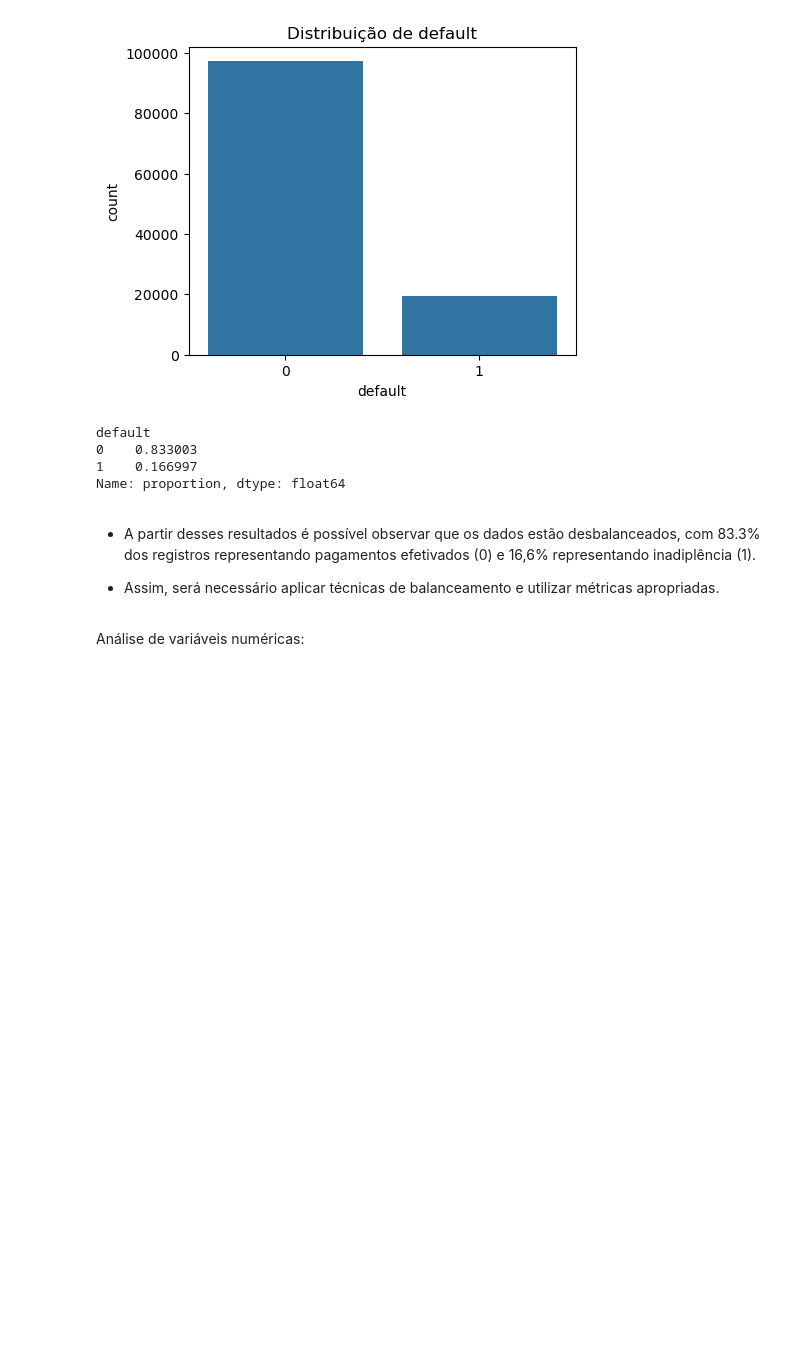
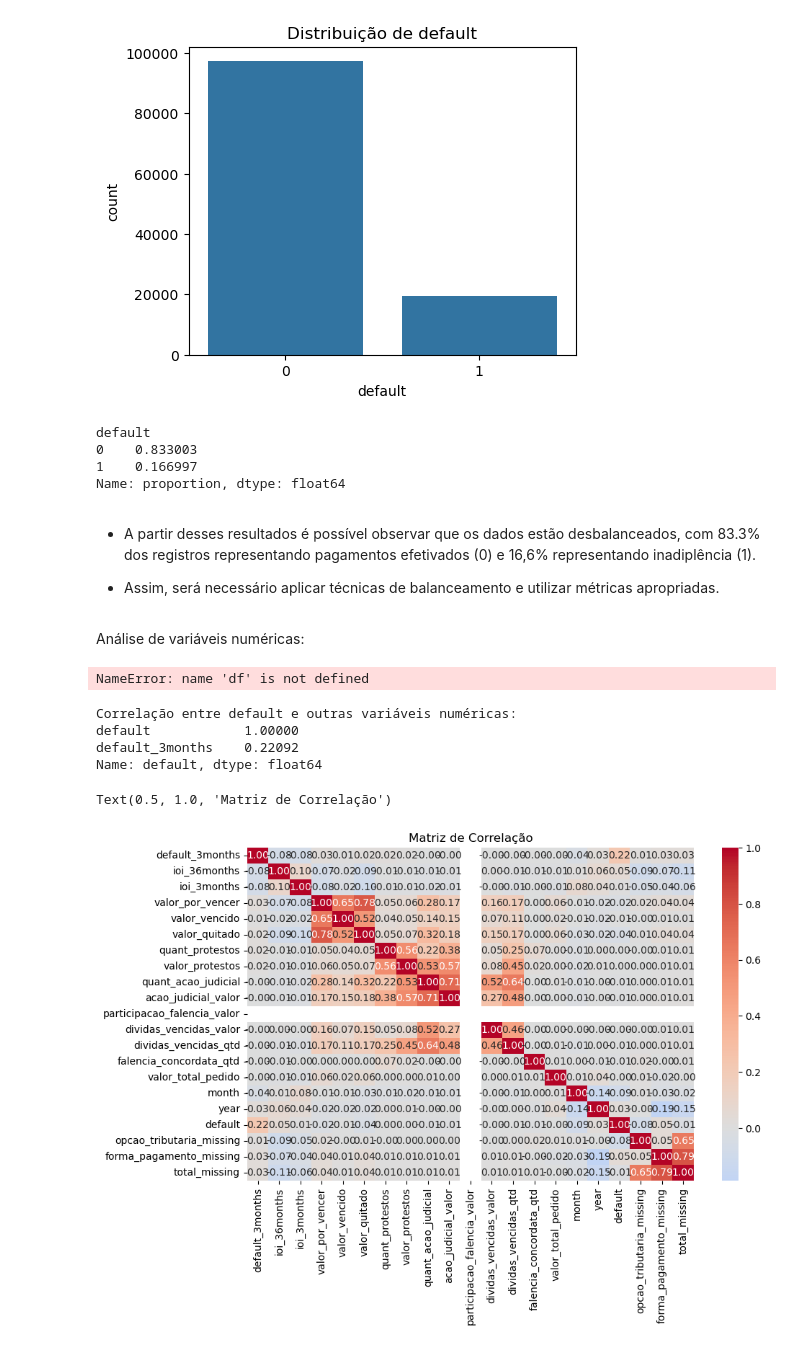
Before and after one commit to MaiaraMoro/X-health, a Jupyter notebook: notebooks/01_analise_exploratoria.ipynb, the cells around one changed output. Cells and saved outputs as stored; diff of their text form; code cells hidden in the pictures; blank space fills up the shorter version.

```diff
--- a/notebooks/01_analise_exploratoria.ipynb
+++ b/notebooks/01_analise_exploratoria.ipynb
@@ -199,0 +217,9 @@ Name: valor_quitado, dtype: float64
+# %%
+# colunas que vão virar inteiras (e não precisam arredondar)
+cols_para_int = ["default_3months", "quant_protestos", "quant_acao_judicial", "dividas_vencidas_qtd", "falencia_concordata_qtd", "month", "year"]
+
+df[cols_para_int] = df[cols_para_int].astype(int)
+
+# Transformando em inteiro e arredondando
+df['ioi_3months'] = df['ioi_3months'].round().astype(int)
+df['ioi_36months'] = df['ioi_36months'].round().astype(int)
@@ -200,3 +311,6 @@ Name: valor_quitado, dtype: float64
+# %%
+# removendo registros com valor_total_pedido negativo
+df = df[df['valor_total_pedido'] >= 0].copy()
 # %% [markdown]
 *  Verificando a frequência de cada categoria das variáveis categóricas `tipo_sociedade`, `opcao_tributaria`, `atividade_principal` e `forma_pagamento`.
 # %%
@@ -550,0 +656,28 @@ colunas_numericas = [
+# %%
+numericas = df.select_dtypes(include='number').columns  # Seleciona colunas numéricas
+print(numericas)
+# %% [output]
+NameError: name 'df' is not defined
+# %%
+numeric_df = df.select_dtypes(include=['number'])
+
+correlation_matrix = numeric_df.corr()
+
+# Filtrar a correlação apenas com a variável `default`
+correlation_default = correlation_matrix["default"].sort_values(ascending=False)
+
+# Exibir as correlações mais fortes (> |0.1|)
+print("Correlação entre default e outras variáveis numéricas:")
+print(correlation_default[abs(correlation_default) > 0.1])
+
+# Criar um heatmap da matriz de correlação
+plt.figure(figsize=(10, 6))
+sns.heatmap(correlation_matrix, annot=True, fmt=".2f", cmap="coolwarm", center=0)
+plt.title("Matriz de Correlação")
+# %% [output]
+Correlação entre default e outras variáveis numéricas:
+default            1.00000
+default_3months    0.22092
+Name: default, dtype: float64
+Text(0.5, 1.0, 'Matriz de Correlação')
+[figure, added]
```
Also changed, not shown: parts of 13 cells of this notebook, 1 other file.
